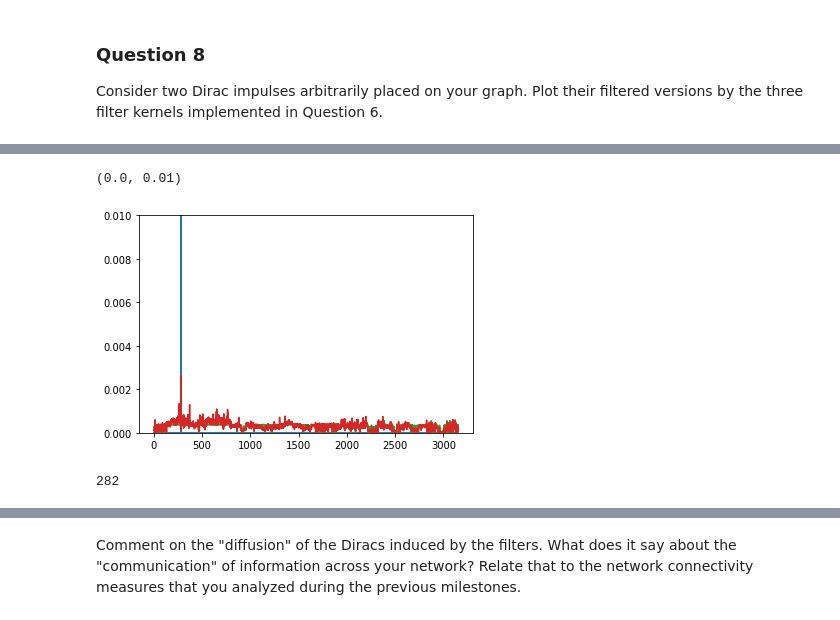
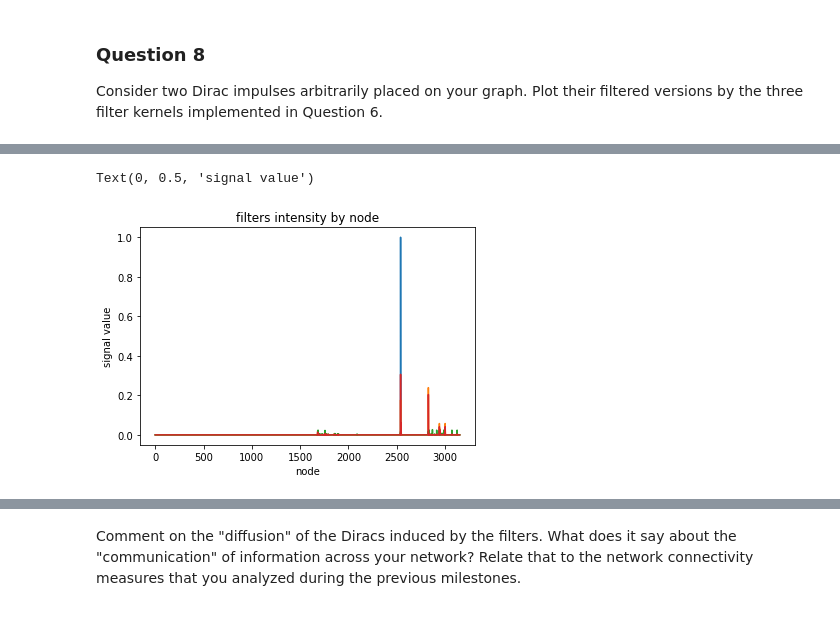
Before and after one commit to dsalathe/group_ntds, a Jupyter notebook: 4_graph_signal_processing.ipynb, the cells around one changed output, grey strips where cells are left out. Drawn from its saved outputs; the diff is of its cells as text; code cells hidden in the pictures.

```diff
--- a/4_graph_signal_processing.ipynb
+++ b/4_graph_signal_processing.ipynb
@@ -335,9 +392,9 @@ dirac2 = np.zeros(n_nodes_c)
 
 #dirac2[3100]=1
 
-#dirac2[2541]=1
+dirac2[2541]=1
 
-dirac2[282]=1
+
 heat2 = graph_filter(dirac2, heat_kernel, t=2)
 inverse2 = graph_filter(dirac2, inverse_kernel, t=2)
 rectangle2 = graph_filter(dirac2, rectangle_kernel, l_min=0.0, l_max = 0.2)
@@ -353,15 +401,13 @@ inverse_hl = np.argwhere(inverse2 > 0.001).flatten()
 # %%
 plt.plot(dirac2)
 plt.plot(heat2)
 plt.plot(rectangle2)
 plt.plot(inverse2)
-plt.ylim((0.0,0.01))
+plt.title("filters intensity by node")
+plt.xlabel("node")
+plt.ylabel("signal value")
 # %% [output]
-(0.0, 0.01)
+Text(0, 0.5, 'signal value')
-[figure, old version]
+[figure, new version]
-# %%
-np.argmax(np.sum(adjacency_c, axis = 1))
-# %% [output]
-282
 # %%
 size = 30
```
Also changed, not shown: parts of 28 cells of this notebook.
